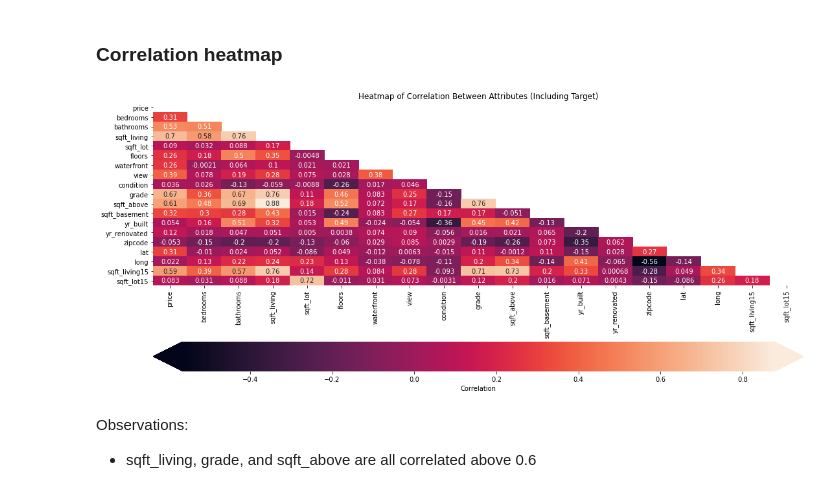
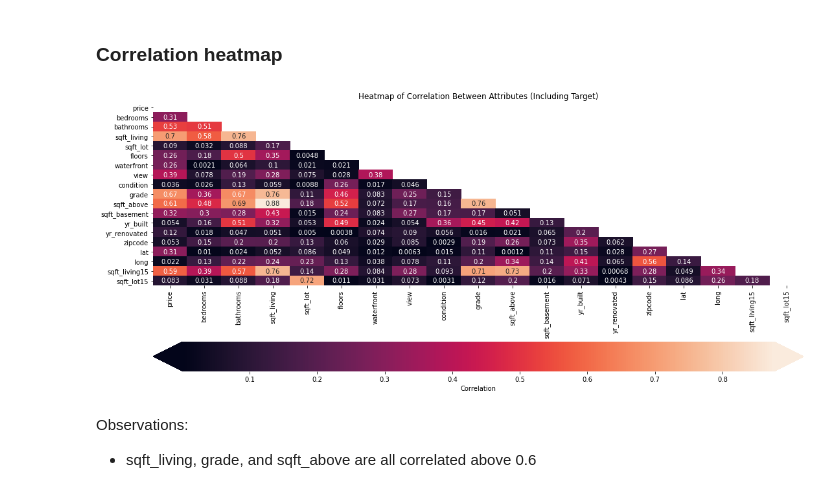
Before and after one commit to samoliver3/dsc-phase-2-project-v2-3, a Jupyter notebook: student.ipynb, the cells around one changed output. Saved outputs shown, nothing was run; the diff lists cells and outputs as text; code cells hidden in the pictures.

Commit message:
Changed heatmap to magnitudes

```diff
--- a/student.ipynb
+++ b/student.ipynb
@@ -285,27 +285,27 @@ Observations:
 # %%
 # adapted from dsc-linear-regression-lab
 # author: hoffm386
 # link: https://github.com/learn-co-curriculum/dsc-linear-regression-lab/tree/solution
 heatmap_data = df
-corr = heatmap_data.corr()
+corr = np.abs(heatmap_data.corr())
 
 # Set up figure and axes
 fig, ax = plt.subplots(figsize=(18, 8))
 
 # Plot a heatmap of the correlation matrix, with both
 # numbers and colors indicating the correlations
 sns.heatmap(
     data=corr,
     mask=np.triu(np.ones_like(corr, dtype=bool)),
     ax=ax,
     annot=True,
     cbar_kws={"label": "Correlation", "orientation": "horizontal", "pad": .2,
               "extend": "both"}
 )
 
 ax.set_title("Heatmap of Correlation Between Attributes (Including Target)");
 # %% [output]
-[figure, old version]
+[figure, new version]
 # %% [markdown]
 Observations:
 * sqft_living, grade, and sqft_above are all correlated above 0.6
```
Also changed, not shown: 2 other files.
